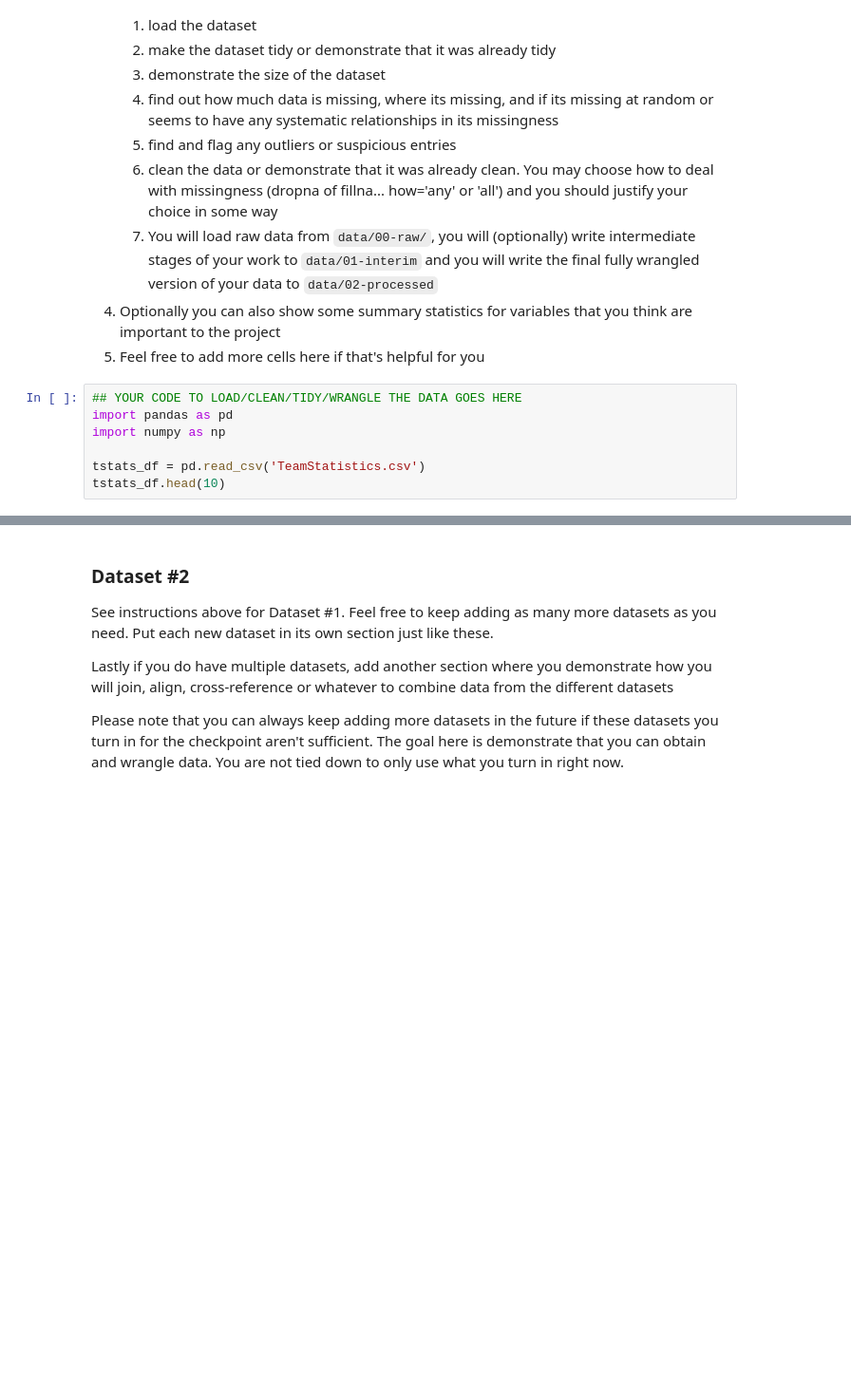
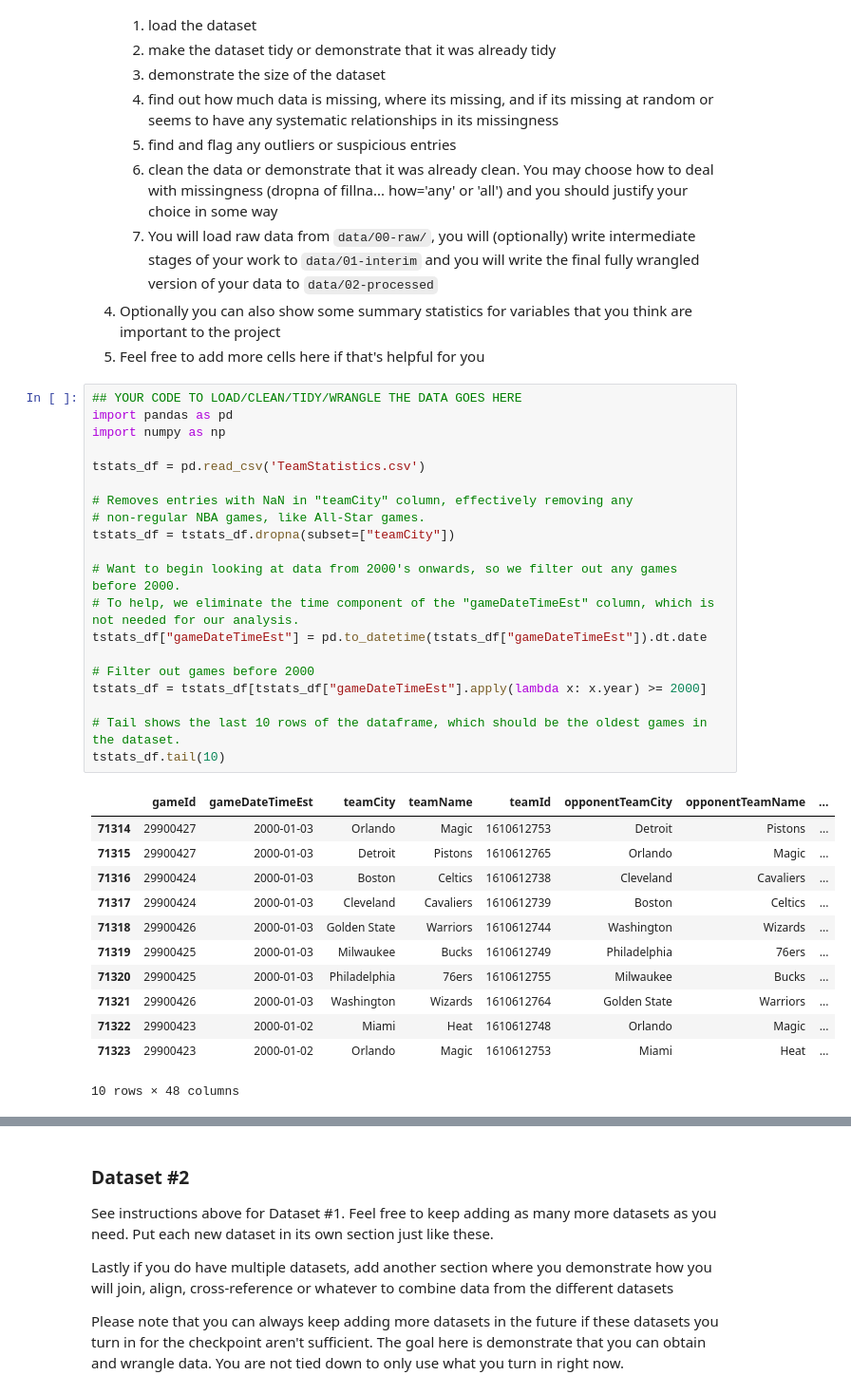
Before and after one commit to COGS108/Group052_WI26, a Jupyter notebook: 01-DataCheckpoint.ipynb, the cells around one changed output, grey strips where cells are left out. Shown at 95% size. Saved outputs shown, nothing was run; the diff lists cells and outputs as text; blank space fills up the shorter version.

Commit message:
Data wrangling: Removed NaN entries in teamCity rows (this removes All-Star games), removed the time of the games in gameDateTimeEst, and then removed all entries before 2000

```diff
--- a/01-DataCheckpoint.ipynb
+++ b/01-DataCheckpoint.ipynb
@@ -150,13 +152,39 @@ Instructions:
     7. You will load raw data from `data/00-raw/`, you will (optionally) write intermediate stages of your work to `data/01-interim` and you will write the final fully wrangled version of your data to `data/02-processed`
 4. Optionally you can also show some summary statistics for variables that you think are important to the project
 5. Feel free to add more cells here if that's helpful for you
-# %%
-## YOUR CODE TO LOAD/CLEAN/TIDY/WRANGLE THE DATA GOES HERE
-import pandas as pd
-import numpy as np
-
-tstats_df = pd.read_csv('TeamStatistics.csv')
-tstats_df.head(10)
+# %%
+## YOUR CODE TO LOAD/CLEAN/TIDY/WRANGLE THE DATA GOES HERE
+import pandas as pd
+import numpy as np
+
+tstats_df = pd.read_csv('TeamStatistics.csv')
+
+# Removes entries with NaN in "teamCity" column, effectively removing any
+# non-regular NBA games, like All-Star games.
+tstats_df = tstats_df.dropna(subset=["teamCity"])
+
+# Want to begin looking at data from 2000's onwards, so we filter out any games before 2000.
+# To help, we eliminate the time component of the "gameDateTimeEst" column, which is not needed for our analysis.
+tstats_df["gameDateTimeEst"] = pd.to_datetime(tstats_df["gameDateTimeEst"]).dt.date
+
+# Filter out games before 2000
+tstats_df = tstats_df[tstats_df["gameDateTimeEst"].apply(lambda x: x.year) >= 2000]
+
+# Tail shows the last 10 rows of the dataframe, which should be the oldest games in the dataset.
+tstats_df.tail(10)
+# %% [output]
+|  | gameId | gameDateTimeEst | teamCity | teamName | teamId | opponentTeamCity | opponentTeamName | ... |
+| 71314 | 29900427 | 2000-01-03 | Orlando | Magic | 1610612753 | Detroit | Pistons | ... |
+| 71315 | 29900427 | 2000-01-03 | Detroit | Pistons | 1610612765 | Orlando | Magic | ... |
+| 71316 | 29900424 | 2000-01-03 | Boston | Celtics | 1610612738 | Cleveland | Cavaliers | ... |
+| 71317 | 29900424 | 2000-01-03 | Cleveland | Cavaliers | 1610612739 | Boston | Celtics | ... |
+| 71318 | 29900426 | 2000-01-03 | Golden State | Warriors | 1610612744 | Washington | Wizards | ... |
+| 71319 | 29900425 | 2000-01-03 | Milwaukee | Bucks | 1610612749 | Philadelphia | 76ers | ... |
+| 71320 | 29900425 | 2000-01-03 | Philadelphia | 76ers | 1610612755 | Milwaukee | Bucks | ... |
+| 71321 | 29900426 | 2000-01-03 | Washington | Wizards | 1610612764 | Golden State | Warriors | ... |
+| 71322 | 29900423 | 2000-01-02 | Miami | Heat | 1610612748 | Orlando | Magic | ... |
+| 71323 | 29900423 | 2000-01-02 | Orlando | Magic | 1610612753 | Miami | Heat | ... |
+10 rows × 48 columns
 # %%
 #size of data frame
 print(tstats_df.shape)
```
Also changed, not shown: parts of 3 cells of this notebook.
